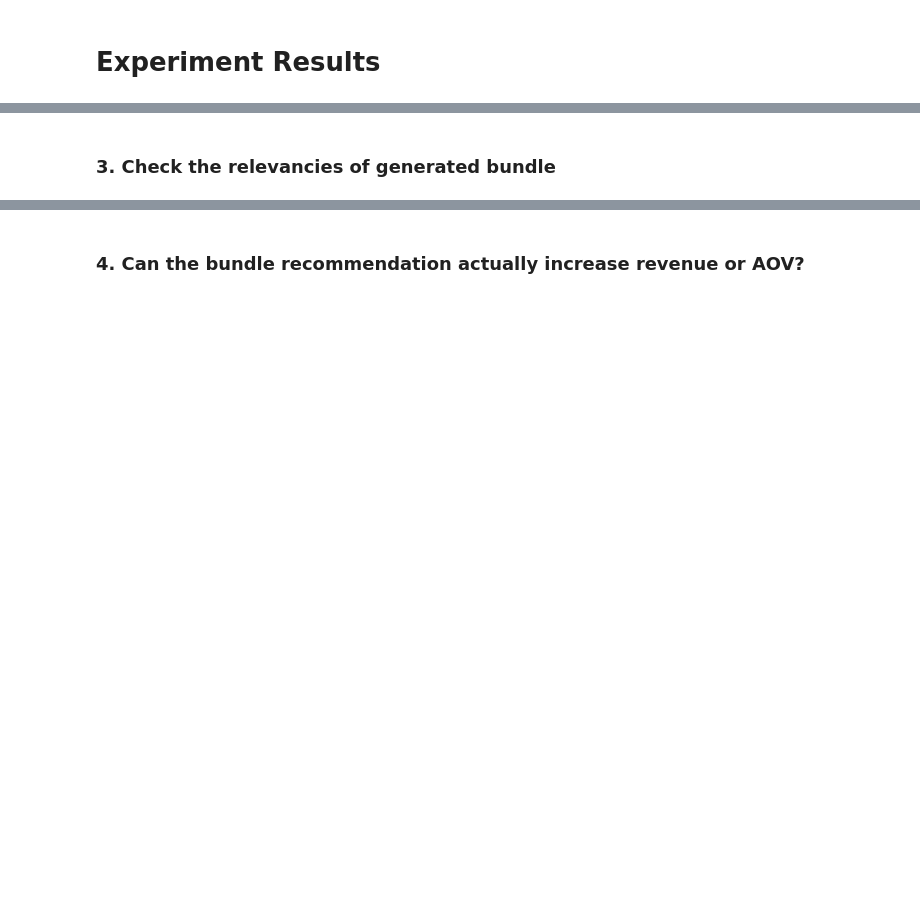
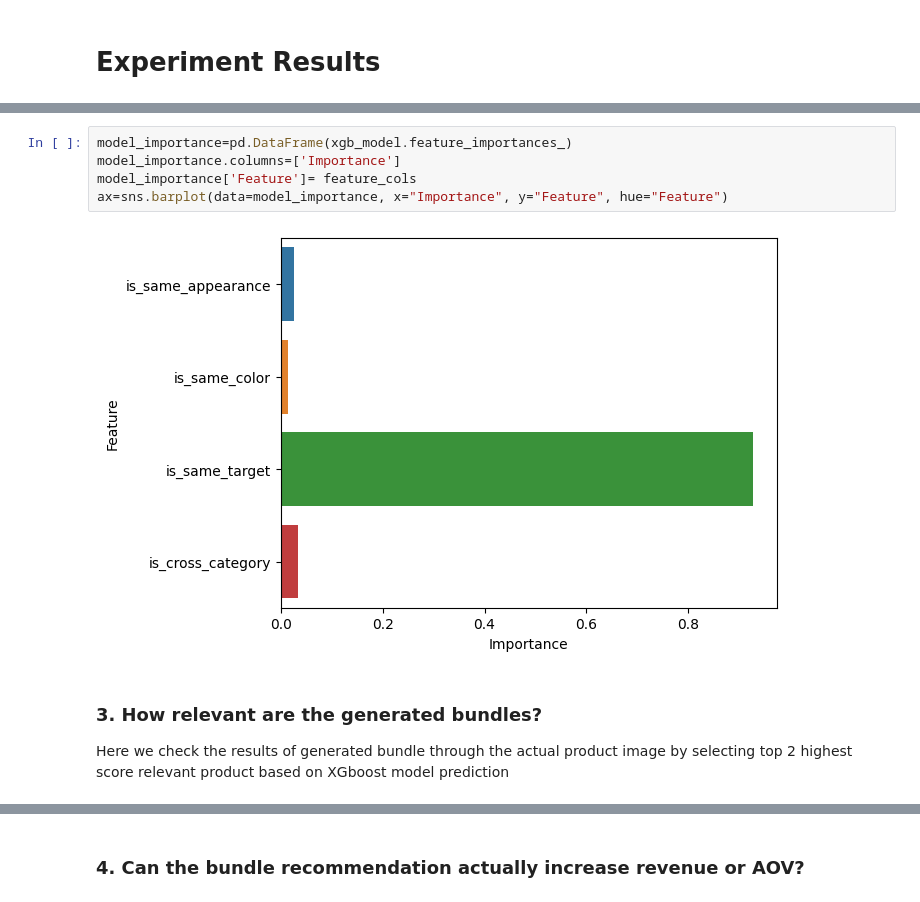
Before and after one commit to alfialdo/fashion-bundle-recom, a Jupyter notebook: bundle_recom.ipynb, the cells around one changed output, grey strips where cells are left out. Drawn from its saved outputs; the diff is of its cells as text; blank space fills up the shorter version.

```diff
--- a/bundle_recom.ipynb
+++ b/bundle_recom.ipynb
@@ -319,3 +403,12 @@ plt.show()
+# %%
+model_importance=pd.DataFrame(xgb_model.feature_importances_)
+model_importance.columns=['Importance']
+model_importance['Feature']= feature_cols
+ax=sns.barplot(data=model_importance, x="Importance", y="Feature", hue="Feature")
+# %% [output]
+[figure, new version]
 # %% [markdown]
-### 3. Check the relevancies of generated bundle
+### 3. How relevant are the generated bundles?
+
+Here we check the results of generated bundle through the actual product image by selecting top 2 highest score relevant product based on XGboost model prediction
 # %%
```
Also changed, not shown: parts of 29 cells of this notebook, 7 other files.
